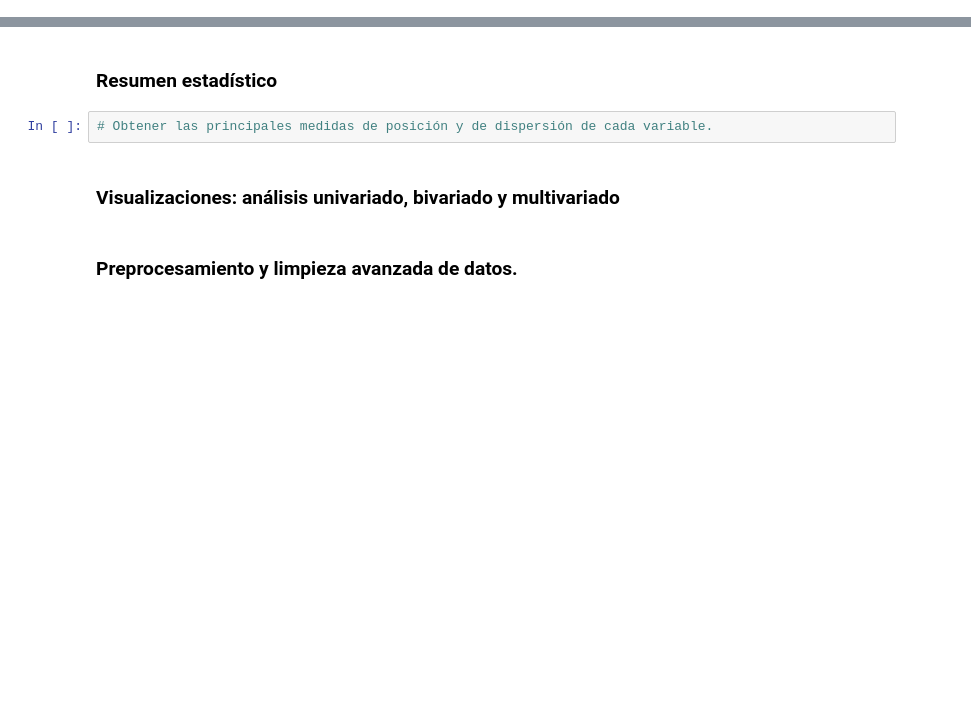
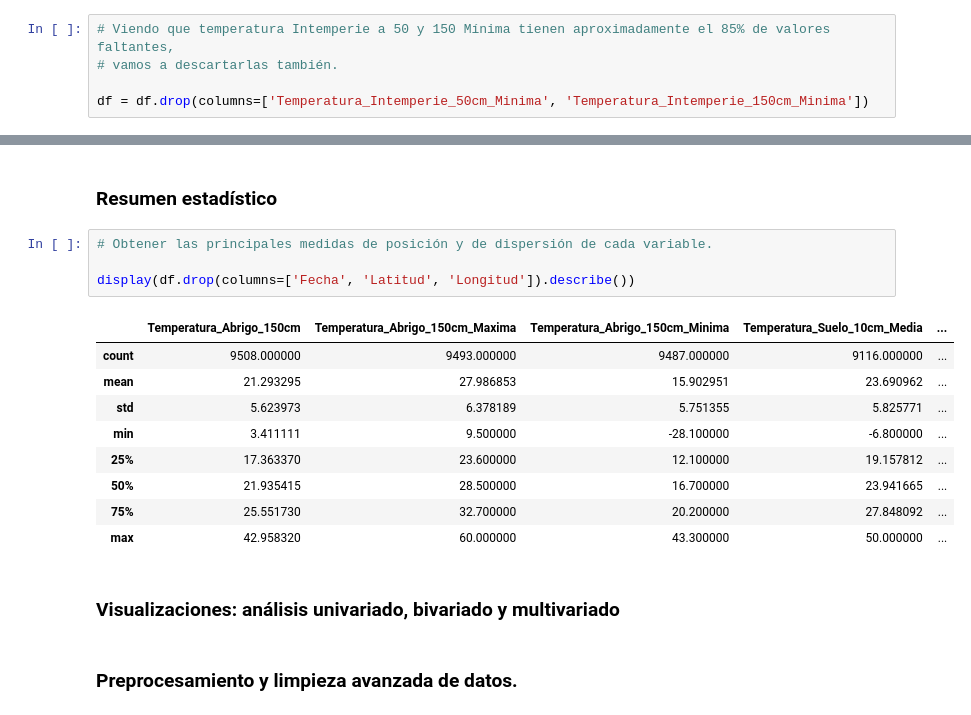
Before and after one commit to cejasmau/tp_aplicaciones, a Jupyter notebook: notebook.ipynb, the cells around one changed output, grey strips where cells are left out. Cells and saved outputs as stored; diff of their text form; blank space fills up the shorter version.

```diff
--- a/notebook.ipynb
+++ b/notebook.ipynb
@@ -255,2 +249,7 @@ plt.show()
+# %%
+# Viendo que temperatura Intemperie a 50 y 150 Mínima tienen aproximadamente el 85% de valores faltantes,
+# vamos a descartarlas también.
+
+df = df.drop(columns=['Temperatura_Intemperie_50cm_Minima', 'Temperatura_Intemperie_150cm_Minima'])
 # %% [markdown]
 #### Valores atípicos
@@ -258,6 +451,18 @@ plt.show()
 ### Resumen estadístico
 # %%
 # Obtener las principales medidas de posición y de dispersión de cada variable.
+
+display(df.drop(columns=['Fecha', 'Latitud', 'Longitud']).describe())
+# %% [output]
+|  | Temperatura_Abrigo_150cm | Temperatura_Abrigo_150cm_Maxima | Temperatura_Abrigo_150cm_Minima | Temperatura_Suelo_10cm_Media | ... |
+| count | 9508.000000 | 9493.000000 | 9487.000000 | 9116.000000 | ... |
+| mean | 21.293295 | 27.986853 | 15.902951 | 23.690962 | ... |
+| std | 5.623973 | 6.378189 | 5.751355 | 5.825771 | ... |
+| min | 3.411111 | 9.500000 | -28.100000 | -6.800000 | ... |
+| 25% | 17.363370 | 23.600000 | 12.100000 | 19.157812 | ... |
+| 50% | 21.935415 | 28.500000 | 16.700000 | 23.941665 | ... |
+| 75% | 25.551730 | 32.700000 | 20.200000 | 27.848092 | ... |
+| max | 42.958320 | 60.000000 | 43.300000 | 50.000000 | ... |
 # %% [markdown]
 ### Visualizaciones: análisis univariado, bivariado y multivariado
 # %% [markdown]
```
Also changed, not shown: parts of 8 cells of this notebook.
